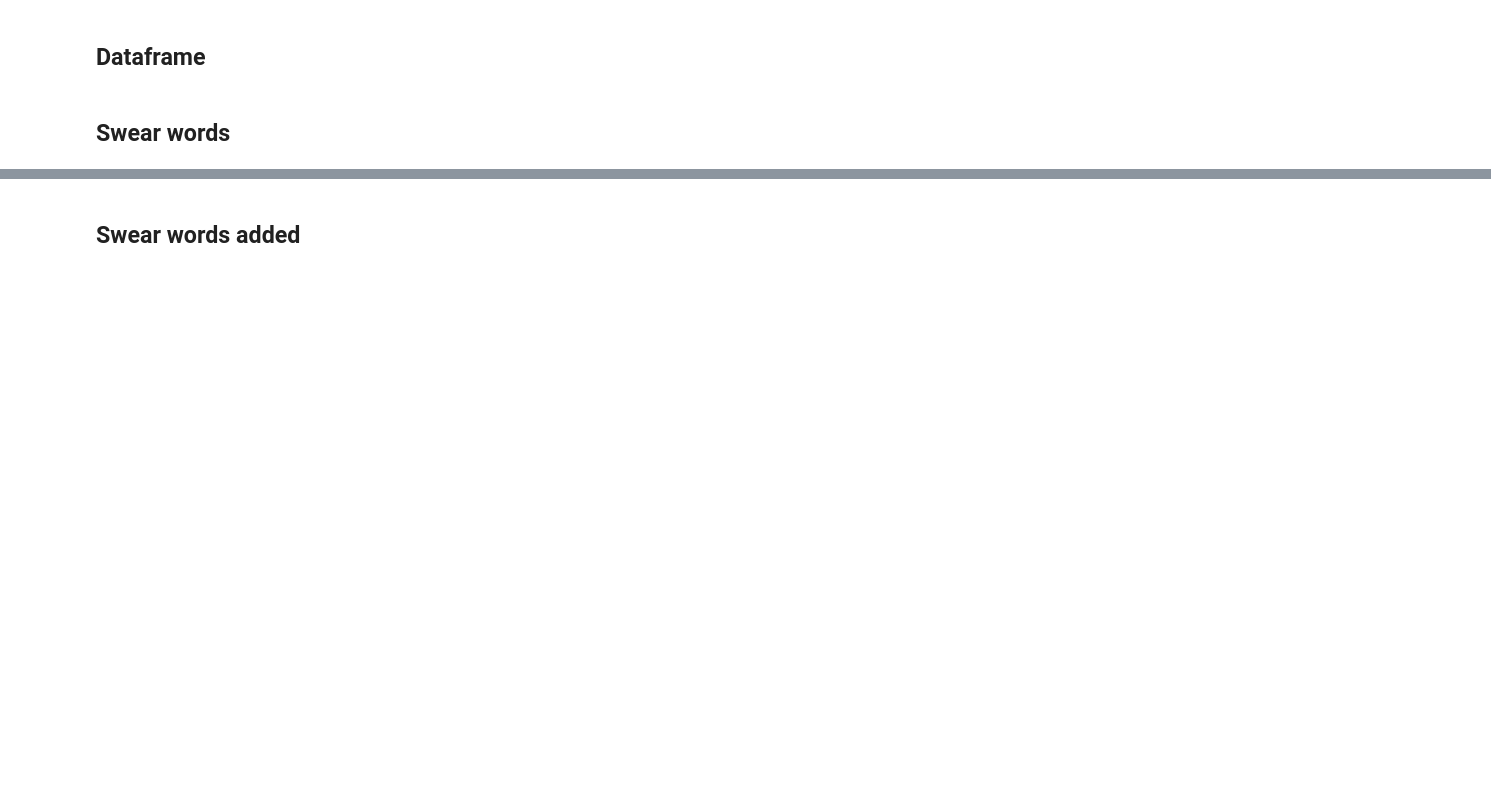
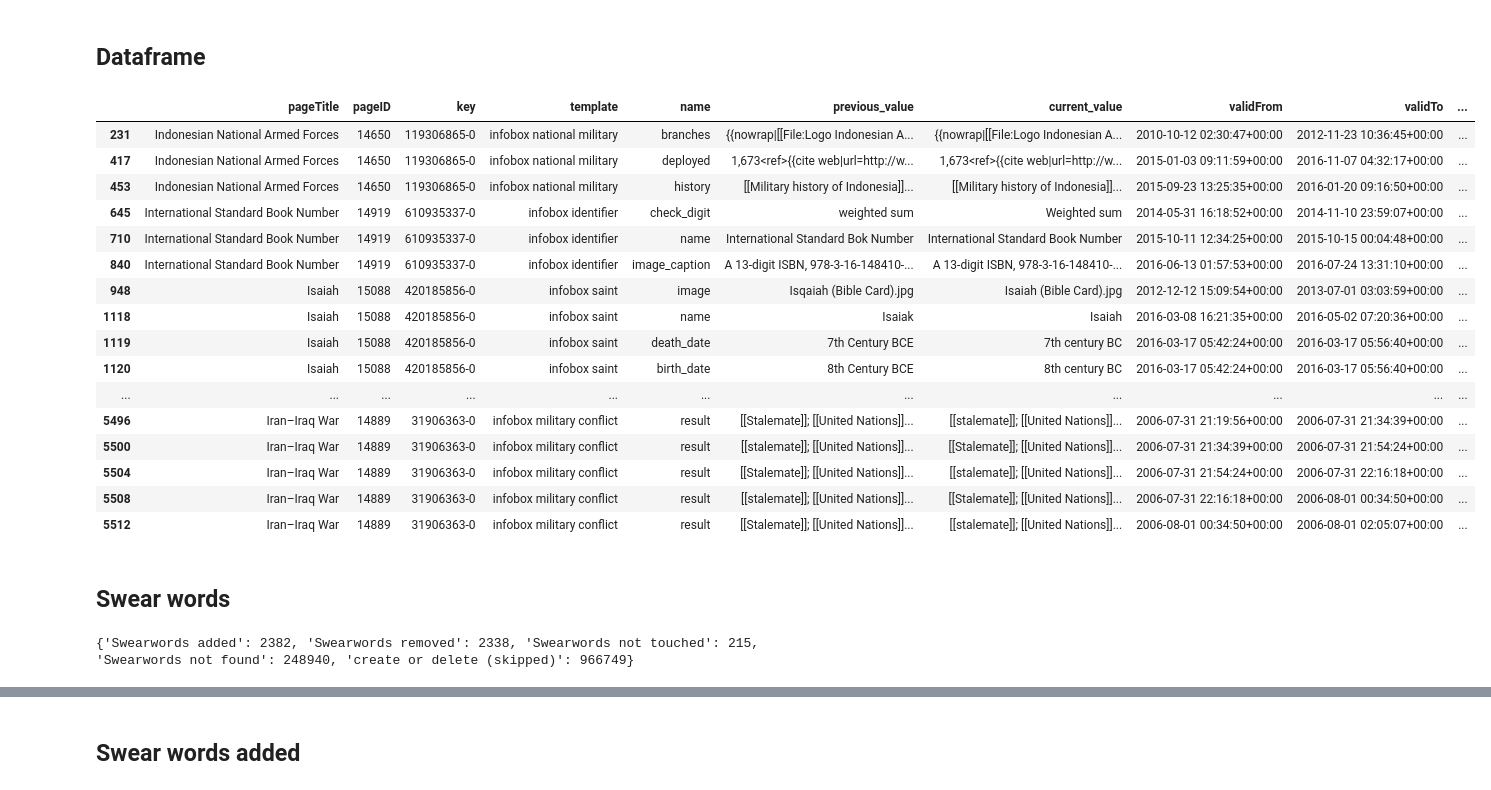
Before and after one commit to HPI-Information-Systems/wikipedia_cleanup, a Jupyter notebook: notebooks/tibor/typo_detection.ipynb, the cells around one changed output, grey strips where cells are left out. Saved outputs shown, nothing was run; the diff lists cells and outputs as text; code cells hidden in the pictures; blank space fills up the shorter version.

```diff
--- a/notebooks/tibor/typo_detection.ipynb
+++ b/notebooks/tibor/typo_detection.ipynb
@@ -185,7 +189,7 @@ words_dict=set(my_file.read().split("\n"))
 # %%
 num_iteratons = 1
 number_of_files =5
-number_of_files_start = 0
+number_of_files_start = 5
 num_edits = 0
 num_change_tuples = 0
 typo_lst = []
@@ -332,4 +381,22 @@ skip_no_alpha("Coat of arms<br>1919–1927")
 # %%
-data.iloc[typo_idx].head(10)
+data.iloc[typo_idx].head(50)
+# %% [output]
+|  | pageTitle | pageID | key | template | name | previous_value | current_value | validFrom | validTo | ... |
+| 231 | Indonesian National Armed Forces | 14650 | 119306865-0 | infobox national military | branches | {{nowrap|[[File:Logo Indonesian A... | {{nowrap|[[File:Logo Indonesian A... | 2010-10-12 02:30:47+00:00 | 2012-11-23 10:36:45+00:00 | ... |
+| 417 | Indonesian National Armed Forces | 14650 | 119306865-0 | infobox national military | deployed | 1,673<ref>{{cite web|url=http://w... | 1,673<ref>{{cite web|url=http://w... | 2015-01-03 09:11:59+00:00 | 2016-11-07 04:32:17+00:00 | ... |
+| 453 | Indonesian National Armed Forces | 14650 | 119306865-0 | infobox national military | history | [[Military history of Indonesia]]... | [[Military history of Indonesia]]... | 2015-09-23 13:25:35+00:00 | 2016-01-20 09:16:50+00:00 | ... |
+| 645 | International Standard Book Number | 14919 | 610935337-0 | infobox identifier | check_digit | weighted sum | Weighted sum | 2014-05-31 16:18:52+00:00 | 2014-11-10 23:59:07+00:00 | ... |
+| 710 | International Standard Book Number | 14919 | 610935337-0 | infobox identifier | name | International Standard Bok Number | International Standard Book Number | 2015-10-11 12:34:25+00:00 | 2015-10-15 00:04:48+00:00 | ... |
+| 840 | International Standard Book Number | 14919 | 610935337-0 | infobox identifier | image_caption | A 13-digit ISBN, 978-3-16-148410-... | A 13-digit ISBN, 978-3-16-148410-... | 2016-06-13 01:57:53+00:00 | 2016-07-24 13:31:10+00:00 | ... |
+| 948 | Isaiah | 15088 | 420185856-0 | infobox saint | image | Isqaiah (Bible Card).jpg | Isaiah (Bible Card).jpg | 2012-12-12 15:09:54+00:00 | 2013-07-01 03:03:59+00:00 | ... |
+| 1118 | Isaiah | 15088 | 420185856-0 | infobox saint | name | Isaiak | Isaiah | 2016-03-08 16:21:35+00:00 | 2016-05-02 07:20:36+00:00 | ... |
+| 1119 | Isaiah | 15088 | 420185856-0 | infobox saint | death_date | 7th Century BCE | 7th century BC | 2016-03-17 05:42:24+00:00 | 2016-03-17 05:56:40+00:00 | ... |
+| 1120 | Isaiah | 15088 | 420185856-0 | infobox saint | birth_date | 8th Century BCE | 8th century BC | 2016-03-17 05:42:24+00:00 | 2016-03-17 05:56:40+00:00 | ... |
+| ... | ... | ... | ... | ... | ... | ... | ... | ... | ... | ... |
+| 5496 | Iran–Iraq War | 14889 | 31906363-0 | infobox military conflict | result | [[Stalemate]]; [[United Nations]]... | [[stalemate]]; [[United Nations]]... | 2006-07-31 21:19:56+00:00 | 2006-07-31 21:34:39+00:00 | ... |
+| 5500 | Iran–Iraq War | 14889 | 31906363-0 | infobox military conflict | result | [[stalemate]]; [[United Nations]]... | [[Stalemate]]; [[United Nations]]... | 2006-07-31 21:34:39+00:00 | 2006-07-31 21:54:24+00:00 | ... |
+| 5504 | Iran–Iraq War | 14889 | 31906363-0 | infobox military conflict | result | [[Stalemate]]; [[United Nations]]... | [[stalemate]]; [[United Nations]]... | 2006-07-31 21:54:24+00:00 | 2006-07-31 22:16:18+00:00 | ... |
+| 5508 | Iran–Iraq War | 14889 | 31906363-0 | infobox military conflict | result | [[stalemate]]; [[United Nations]]... | [[Stalemate]]; [[United Nations]]... | 2006-07-31 22:16:18+00:00 | 2006-08-01 00:34:50+00:00 | ... |
+| 5512 | Iran–Iraq War | 14889 | 31906363-0 | infobox military conflict | result | [[Stalemate]]; [[United Nations]]... | [[stalemate]]; [[United Nations]]... | 2006-08-01 00:34:50+00:00 | 2006-08-01 02:05:07+00:00 | ... |
 # %% [markdown]
 ## Swear words
@@ -379,7 +444,7 @@ def check_swear(str1, str2, words_dict, lowercase=True):
 # %%
 swear_file = open("../../../words_swear.txt", "r")
 swear_dict = set(swear_file.read().split("\n"))
-swear_dict.remove("nazi") #
+swear_dict.remove("nazi") # nazi is mostly no swear word in the context
 
 def is_not_empty_or_none(input):
     return input is not None and input is not ""
@@ -419,6 +484,8 @@ for i in range(len(swear_lst)):
         idx_swear[0].append(i)
     if swear_lst[i] == 2:
         idx_swear[1].append(i)
+# %% [output]
+{'Swearwords added': 2382, 'Swearwords removed': 2338, 'Swearwords not touched': 215, 'Swearwords not found': 248940, 'create or delete (skipped)': 966749}
 # %%
 print("Swearwords added:", counts_swear["Swearwords added"])
 print("Swearwords removed:", counts_swear["Swearwords removed"])
```
Also changed, not shown: parts of 16 cells of this notebook.
